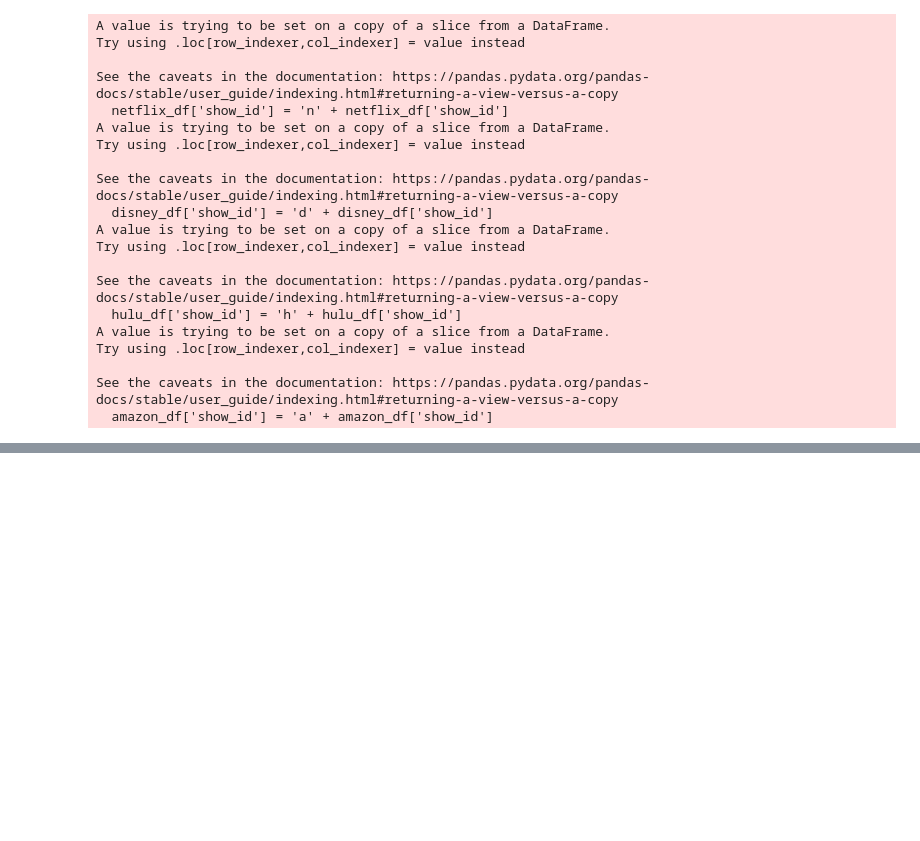
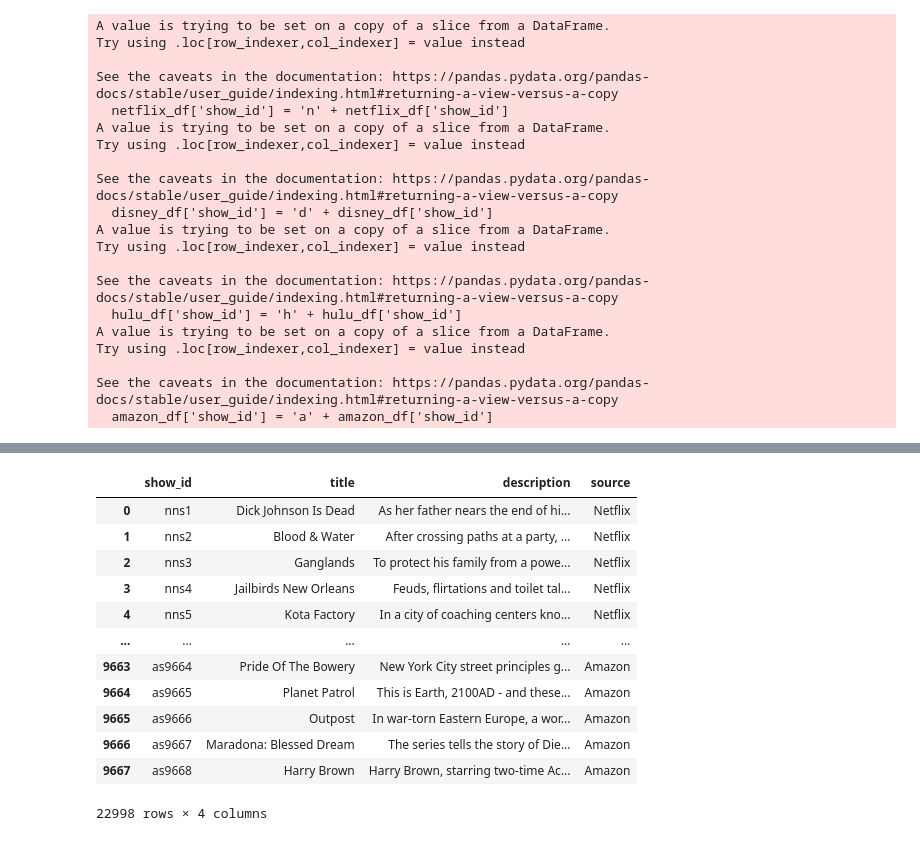
Before and after one commit to dseg27/Animeniacs, a Jupyter notebook: databases.ipynb, the cells around one changed output, grey strips where cells are left out. Cells and saved outputs as stored; diff of their text form; code cells hidden in the pictures; blank space fills up the shorter version.

```diff
--- a/databases.ipynb
+++ b/databases.ipynb
@@ -111,0 +113,5 @@ netflix_df.head()
+# %%
+netflix_df['source'] = 'Netflix'
+disney_df['source'] = 'Disney'
+hulu_df['source'] = 'Hulu'
+amazon_df['source'] = 'Amazon'
@@ -111,0 +148,20 @@ netflix_df.head()
+# %%
+dfs = [netflix_df, hulu_df, disney_df,amazon_df]
+# %%
+live_action_df = pd.concat(dfs)
+# %%
+live_action_df
+# %% [output]
+|  | show_id | title | description | source |
+| 0 | nns1 | Dick Johnson Is Dead | As her father nears the end of hi... | Netflix |
+| 1 | nns2 | Blood & Water | After crossing paths at a party, ... | Netflix |
+| 2 | nns3 | Ganglands | To protect his family from a powe... | Netflix |
+| 3 | nns4 | Jailbirds New Orleans | Feuds, flirtations and toilet tal... | Netflix |
+| 4 | nns5 | Kota Factory | In a city of coaching centers kno... | Netflix |
+| ... | ... | ... | ... | ... |
+| 9663 | as9664 | Pride Of The Bowery | New York City street principles g... | Amazon |
+| 9664 | as9665 | Planet Patrol | This is Earth, 2100AD - and these... | Amazon |
+| 9665 | as9666 | Outpost | In war-torn Eastern Europe, a wor... | Amazon |
+| 9666 | as9667 | Maradona: Blessed Dream | The series tells the story of Die... | Amazon |
+| 9667 | as9668 | Harry Brown | Harry Brown, starring two-time Ac... | Amazon |
+22998 rows × 4 columns
```
Also changed, not shown: parts of 9 cells of this notebook.
